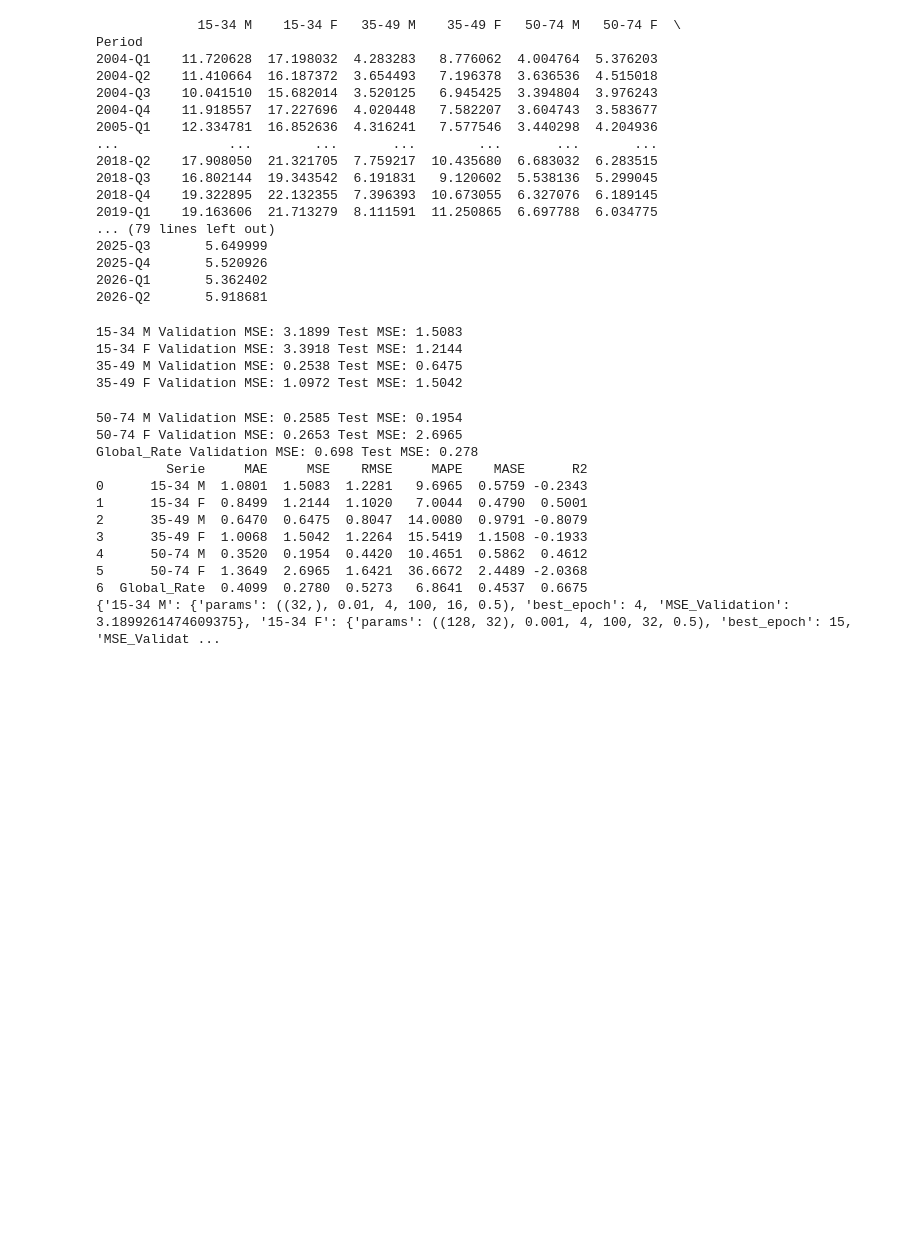
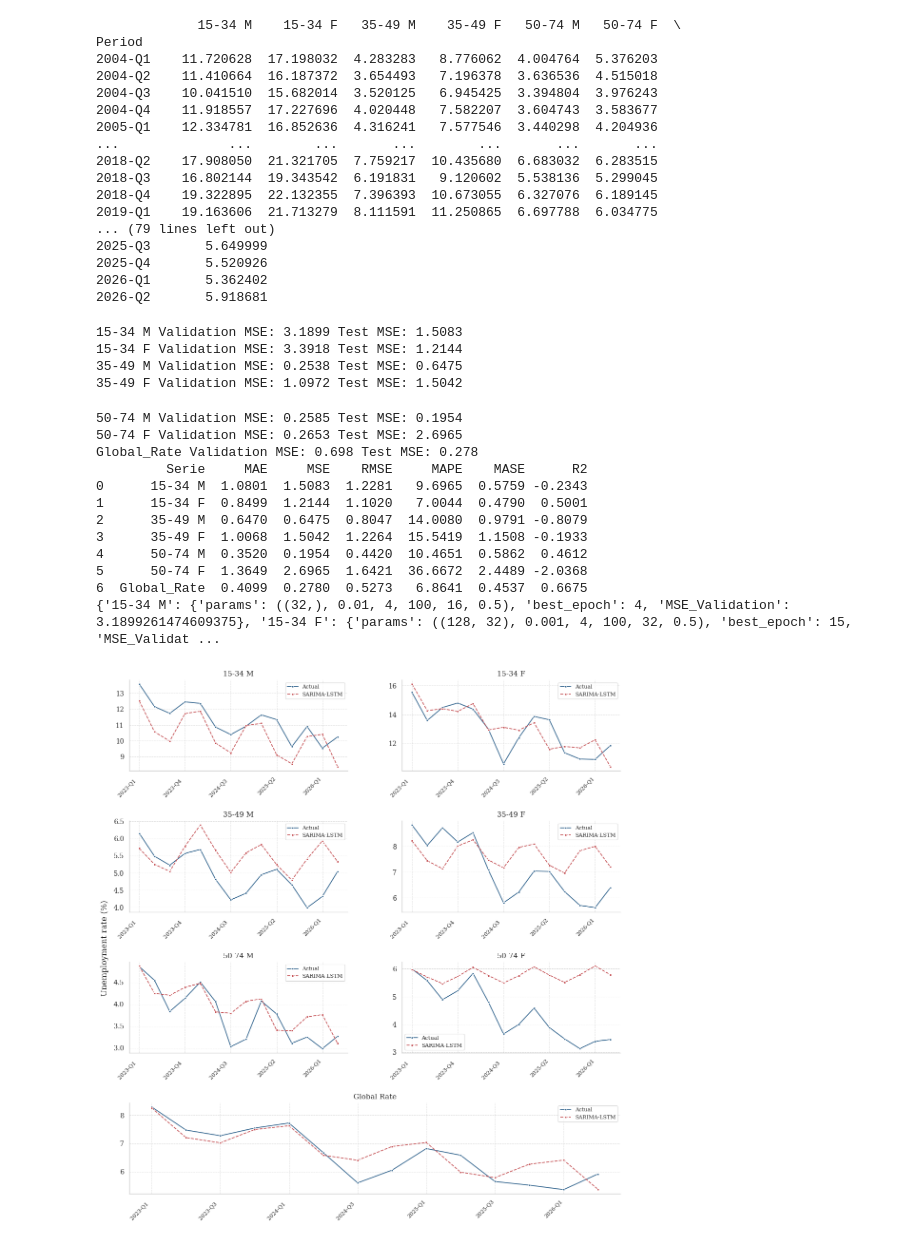
Before and after one commit to elkasegura/HYBRID_SARIMA, a Jupyter notebook: 5_SARIMA_LSTM_sequential.ipynb, the cells around one changed output. Saved outputs shown, nothing was run; the diff lists cells and outputs as text; code cells hidden in the pictures; blank space fills up the shorter version.

```diff
--- a/5_SARIMA_LSTM_sequential.ipynb
+++ b/5_SARIMA_LSTM_sequential.ipynb
@@ -336,0 +348,56 @@ Global_Rate Validation MSE: 0.698 Test MSE: 0.278
+# %%
+# Academic style
+import matplotlib.pyplot as plt
+import seaborn as sns
+sns.set_theme(style="whitegrid", context="paper", font_scale=1.3)
+
+plt.rcParams.update({
+    "font.family": "serif",
+    "font.serif": ["DejaVu Serif"],
+    "mathtext.fontset": "cm",
+    "axes.labelsize": 12,
+    "xtick.labelsize": 10,
+    "ytick.labelsize": 10,
+    "pdf.fonttype": 42,
+    "savefig.bbox": "tight"
+})
+# %%
+series = ["15-34 M","15-34 F","35-49 M","35-49 F",
+          "50-74 M","50-74 F","Global_Rate"]
+
+fig = plt.figure(figsize=(12,12))
+gs = fig.add_gridspec(4,2,hspace=0.55,wspace=0.25)
+axes = [fig.add_subplot(gs[i//2,i%2]) for i in range(6)]
+axes.append(fig.add_subplot(gs[3,:]))
+
+for i,(ax,col) in enumerate(zip(axes,series)):
+    #leer de los archivos guardados en la carpeta SARIMA_LSTM_sequential
+    #df = hybrid_predictions[col]
+    df = pd.read_csv(BASE /"results"/"SARIMA_LSTM_Sequential" / f"pred_{col.replace(' ', '_')}.csv", index_col=0)
+    x = df.index
+
+    sns.lineplot(x=x,y=df["Observed"],ax=ax,color="#2B5F8A",
+                 marker="o",markersize=3,linewidth=1.2,label="Actual")
+
+    sns.lineplot(x=x,y=df["Hybrid"],ax=ax,color="#C44E52",
+                 marker="s",markersize=3,linewidth=1.2,
+                 linestyle="--",label="SARIMA-LSTM")
+
+    ax.set_title(col.replace("_"," "),fontsize=11)
+    ax.set(xlabel="",ylabel="")
+    ticks = x[::2] if i==6 else x[::3]
+    ax.set_xticks(ticks)
+    ax.set_xticklabels(ticks,rotation=45,ha="right",fontsize=8)
+    ax.grid(True,linestyle="--",linewidth=0.7,alpha=0.7)
+    ax.legend(fontsize=8)
+    sns.despine(ax=ax)
+
+fig.supylabel("Unemployment rate (%)",fontsize=12,x=0.07)
+fig.subplots_adjust(left=0.12,right=0.98,top=0.97,bottom=0.07)
+
+IMG = BASE / "IMG"
+IMG.mkdir(parents=True,exist_ok=True)
+fig.savefig(IMG/"sarima_lstm_sequential_forecast_test.pdf",bbox_inches="tight")
+plt.show()
+# %% [output]
+[figure, added]
```
Also changed, not shown: parts of 3 cells of this notebook, 3 other files.
